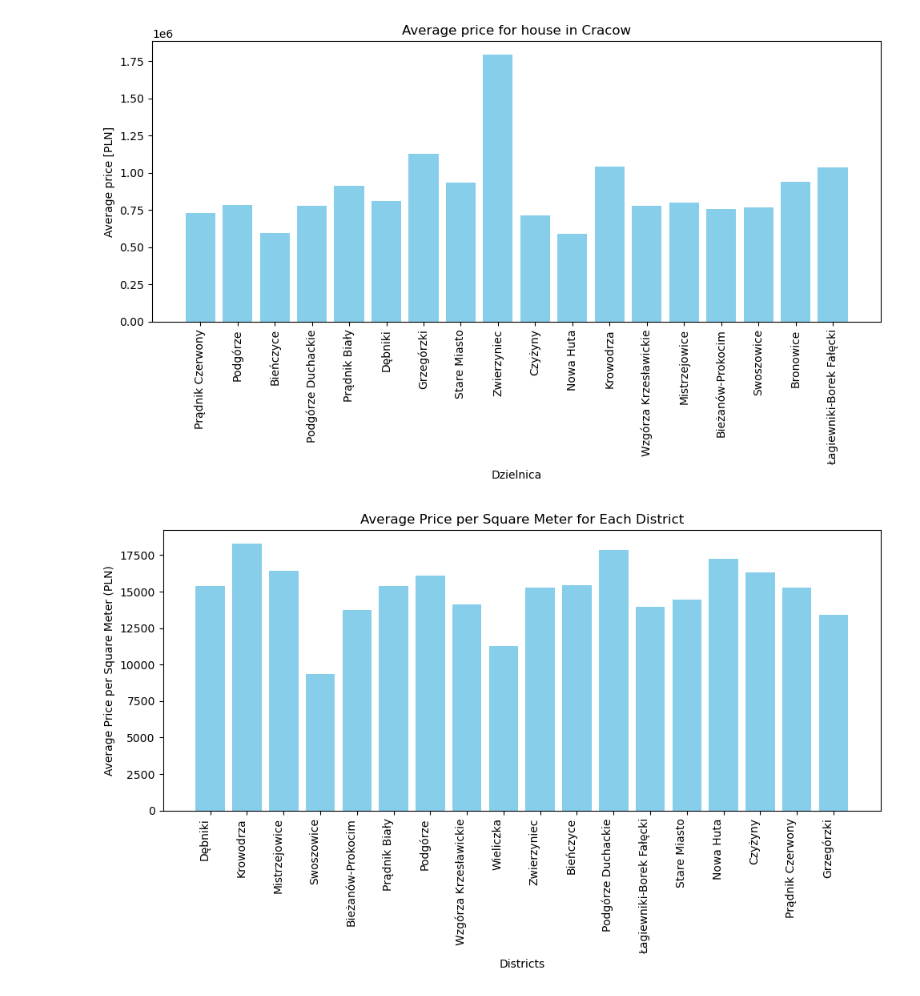
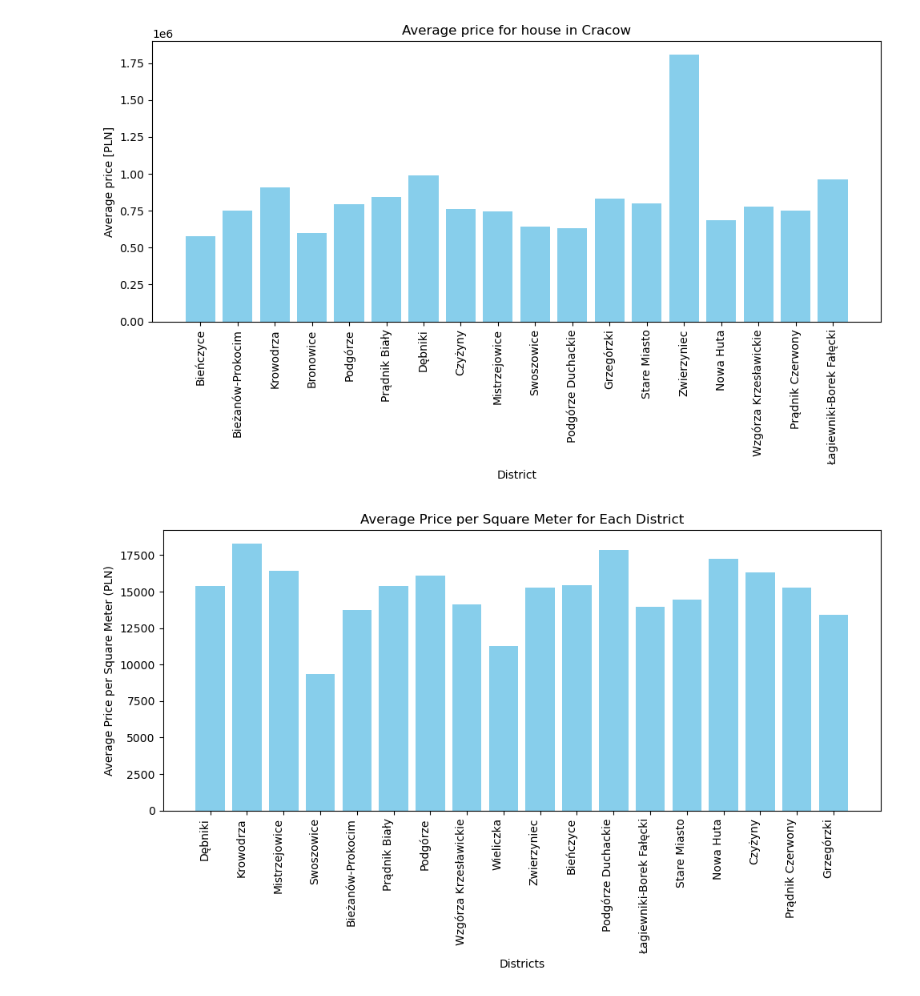
Before and after one commit to matipt2/PriceVisualization, a Jupyter notebook: bsoupParsing.ipynb, the cells around one changed output. Cells and saved outputs as stored; diff of their text form; code cells hidden in the pictures.

Commit message:
update plots and create price limit

```diff
--- a/bsoupParsing.ipynb
+++ b/bsoupParsing.ipynb
@@ -79,7 +55,7 @@ def get_data_from_page(url):
     soup = BeautifulSoup(html_content, 'html.parser')
     return soup
 
-def scrape_prices_and_districts(url, max_pages):
+def scrape_prices_and_districts(url, max_pages, max_price=5000000):
     prices_for_each_district = {}
     for page_num in range(1, max_pages + 1):
         url_with_page = f"{url}&page={page_num}"
@@ -92,11 +68,12 @@ def scrape_prices_and_districts(url, max_pages):
                 matches = re.findall(r'\d+', price_text)
                 if matches:
                     price_value = int(''.join(matches))
-                    district = street.text.strip().split(',')[-3].strip()
-                    if district in prices_for_each_district:
-                        prices_for_each_district[district].append(price_value)
-                    else:
-                        prices_for_each_district[district] = [price_value]
+                    if price_value <= max_price:
+                        district = street.text.strip().split(',')[-3].strip()
+                        if district in prices_for_each_district:
+                            prices_for_each_district[district].append(price_value)
+                        else:
+                            prices_for_each_district[district] = [price_value]
 
         else:
             print("Skipped this page:", page_num)
@@ -115,7 +92,7 @@ with open('krakow-dzielnice.geojson', 'r', encoding='utf-8') as f:
     geo_data = json.load(f)
 
 url = "https://www.otodom.pl/pl/wyniki/sprzedaz/mieszkanie/malopolskie/krakow/krakow/krakow?viewType=listing&limit=72&page=2"
-max_pages = 10
+max_pages = 9
 average_prices = average_prices_for_each_district(url, max_pages)
 
 
@@ -165,17 +142,17 @@ Bronowice: 938000.00 PLN
 # %%
 districts = list(average_prices.keys())
 average_prices_values = list(average_prices.values())
 
 plt.figure(figsize=(10, 6))
 plt.bar(districts, average_prices_values, color='skyblue')
-plt.xlabel('Dzielnica')
+plt.xlabel('District')
 plt.ylabel('Average price [PLN]')
 plt.title('Average price for house in Cracow')
 plt.xticks(rotation=90)
 plt.tight_layout()
 plt.show()
 # %% [output]
-[figure, old version]
+[figure, new version]
 # %%
 def get_prices_per_meter(url, max_pages):
     price_list = []
```
Also changed, not shown: parts of 2 cells of this notebook, 1 other file.
